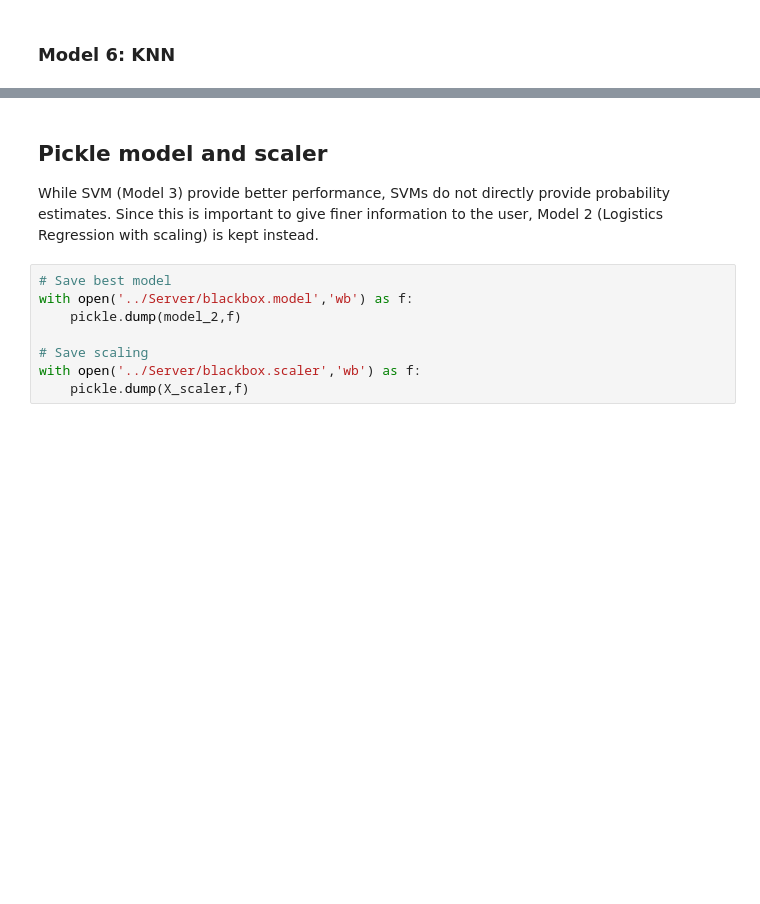
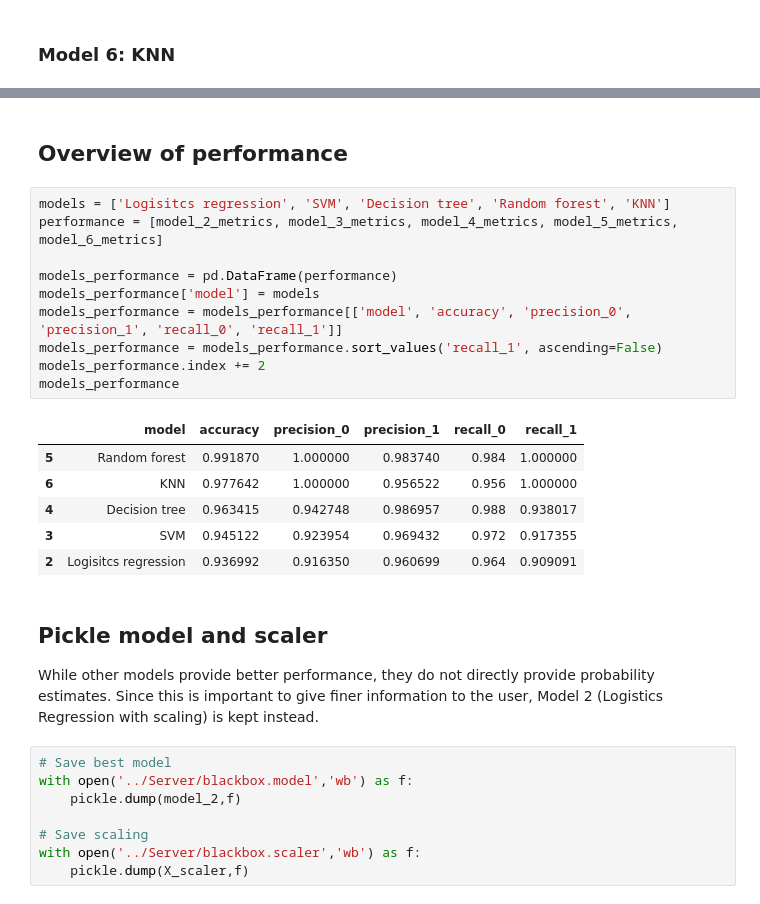
Before and after one commit to benoitchamot/Shootings, a Jupyter notebook: Model/Model_training.ipynb, the cells around one changed output, grey strips where cells are left out. Cells and saved outputs as stored; diff of their text form; blank space fills up the shorter version.

```diff
--- a/Model/Model_training.ipynb
+++ b/Model/Model_training.ipynb
@@ -311,6 +319,25 @@ weighted avg       0.99      0.99      0.99      2549
+# %% [markdown]
+## Overview of performance
+# %%
+models = ['Logisitcs regression', 'SVM', 'Decision tree', 'Random forest', 'KNN']
+performance = [model_2_metrics, model_3_metrics, model_4_metrics, model_5_metrics, model_6_metrics]
+
+models_performance = pd.DataFrame(performance)
+models_performance['model'] = models
+models_performance = models_performance[['model', 'accuracy', 'precision_0', 'precision_1', 'recall_0', 'recall_1']]
+models_performance = models_performance.sort_values('recall_1', ascending=False)
+models_performance.index += 2
+models_performance
+# %% [output]
+|  | model | accuracy | precision_0 | precision_1 | recall_0 | recall_1 |
+| 5 | Random forest | 0.991870 | 1.000000 | 0.983740 | 0.984 | 1.000000 |
+| 6 | KNN | 0.977642 | 1.000000 | 0.956522 | 0.956 | 1.000000 |
+| 4 | Decision tree | 0.963415 | 0.942748 | 0.986957 | 0.988 | 0.938017 |
+| 3 | SVM | 0.945122 | 0.923954 | 0.969432 | 0.972 | 0.917355 |
+| 2 | Logisitcs regression | 0.936992 | 0.916350 | 0.960699 | 0.964 | 0.909091 |
 # %% [markdown]
 ## Pickle model and scaler
-While SVM (Model 3) provide better performance, SVMs do not directly provide probability estimates. Since this is important to give finer information to the user, Model 2 (Logistics Regression with scaling) is kept instead.
+While other models provide better performance, they do not directly provide probability estimates. Since this is important to give finer information to the user, Model 2 (Logistics Regression with scaling) is kept instead.
 # %%
 # Save best model
 with open('../Server/blackbox.model','wb') as f:
```
Also changed, not shown: parts of 8 cells of this notebook, 5 other files.
